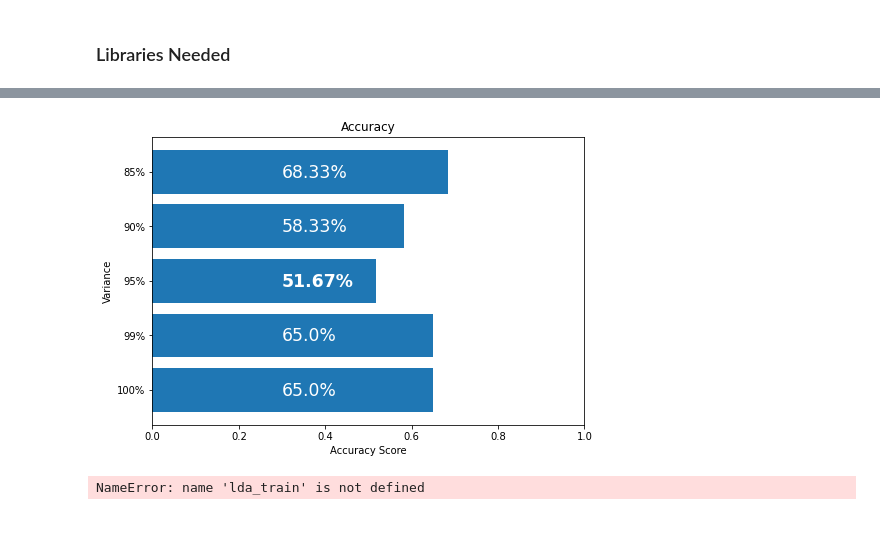
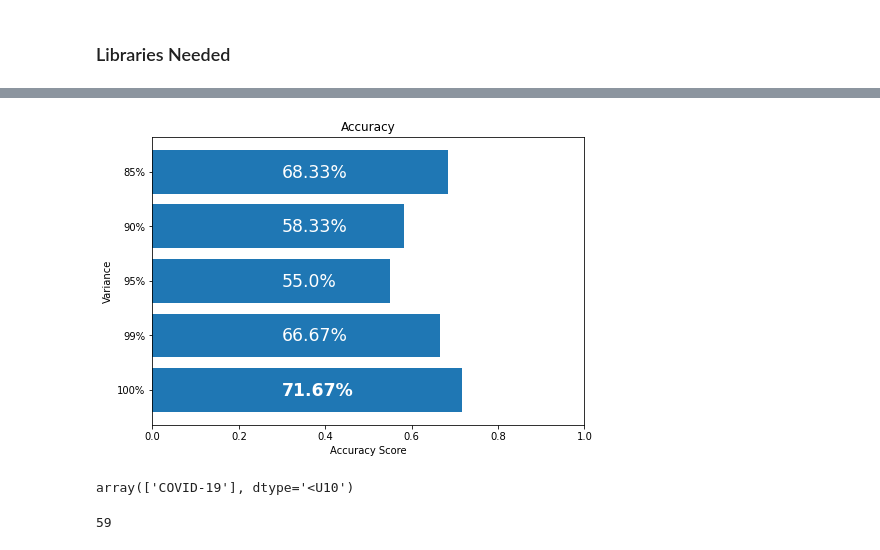
Before and after one commit to artisan7/thesis_stuff, a Jupyter notebook: model.ipynb, the cells around one changed output, grey strips where cells are left out. Saved outputs shown, nothing was run; the diff lists cells and outputs as text; code cells hidden in the pictures.

Commit message:
Editing model

```diff
--- a/model.ipynb
+++ b/model.ipynb
@@ -70,7 +70,7 @@ from sklearn.decomposition import PCA
 
 # 5 different variance
 variances = ["100%", "99%", "95%", "90%", "85%"]
-pca = [PCA(), PCA(.99), PCA(.95), PCA(.90), PCA(.85)]
+pca = [PCA(.99), PCA(.95), PCA(.90), PCA(.85)]
 # results of each PCA variance
 pca_fit = []
 
@@ -110,12 +111,18 @@ lda = LinearDiscriminantAnalysis()
 # %%
-# Evaluating of Model
-for i in range(len(pca_fit)):
+def cross_score(train_data, var):
     # define model evaluation method
     cv = StratifiedKFold(n_splits=20, random_state=1, shuffle=True)
     # evaluate model
-    scores = cross_val_score(lda, pca_fit[i]["transforms"]["train"], np.ravel(train_lbl), scoring='accuracy', cv=cv)
+    scores = cross_val_score(lda, train_data, np.ravel(train_lbl), scoring='accuracy', cv=cv)
     # summarize result
     print('Accuracies:', scores)
-    print('Variance of %s:\nMean Accuracy: %.4f (%.4f)\n' % (variances[i], np.mean(scores), np.std(scores)))
+    print('Variance of %s:\nMean Accuracy: %.4f (%.4f)\n' % (var, np.mean(scores), np.std(scores)))
     print('------------------------------------------------')
+
+#For 100% variance
+cross_score(train_features, "100%")
+
+# Evaluating of Model for other variances.
+for i in range(len(pca_fit)):
+    cross_score(pca_fit[i]["transforms"]["train"], variances[i+1])
 # %% [output]
@@ -139,26 +146,35 @@ Mean Accuracy: 0.5708 (0.1127)
 # %%
 #Train the model
 results = [] # where all the results will place
+ldas = [LinearDiscriminantAnalysis() for i in range(5)]
+
+#for 100% variance
+ldas[0].fit(train_features, np.ravel(train_lbl))
+predictions = ldas[0].predict(test_features)
+results.append(predictions)
 
 for i in range(len(pca_fit)):
-    lda.fit(pca_fit[i]["transforms"]["train"], np.ravel(train_lbl))
-    predictions = lda.predict(pca_fit[i]["transforms"]["test"])
+    ldas[i + 1].fit(pca_fit[i]["transforms"]["train"], np.ravel(train_lbl))
+    predictions = ldas[i + 1].predict(pca_fit[i]["transforms"]["test"])
     results.append(predictions)
 # %%
 from sklearn.metrics import accuracy_score
 from sklearn.metrics import classification_report
 from sklearn.metrics import confusion_matrix
 
-for i in range(len(pca_fit)):
-    print("Variance of", variances[i])
-    print("Accuracy Score -", accuracy_score(test_lbl, results[i]))
+def output_report(var, result):
+    print("Variance of", var)
+    print("Accuracy Score -", accuracy_score(test_lbl, result))
 
     print("Confusion Matrix")
-    print(confusion_matrix(test_lbl, results[i]))
+    print(confusion_matrix(test_lbl, result))
 
     print("Classification Report")
-    print(classification_report(test_lbl, results[i]))
+    print(classification_report(test_lbl, result))
 
     print()
+
+for i in range(len(results)):
+    output_report(variances[i], results[i])
 # %% [output]
 Variance of 100%
@@ -207,27 +223,27 @@ for conf_idx in range(len(results)):
 # %%
 # For Accuracy, Precision,
 accuracies = []
 threshold = -0.1
 
 fig = plt.figure()
 ax = fig.add_axes([0,1,1,1])
 
 for i in range(len(results)):
     accuracies.append(accuracy_score(test_lbl, results[i]))
-    if(i != 2):
+    if(i != 0):
         ax.text(0.3, threshold, str(round(accuracies[i]*100, 2)) + '%', color='white', fontsize="xx-large")
     else:
         ax.text(0.3, threshold, str(round(accuracies[i]*100, 2)) + '%', color='white', fontweight="bold", fontsize="xx-large")
     threshold = threshold + 1
 
 ax.barh(variances, accuracies)
 ax.set(xlim=[0, 1])
 ax.set_ylabel('Variance')
 ax.set_xlabel('Accuracy Score')
 plt.title("Accuracy")
 plt.show()
 # %% [output]
-[figure, old version]
+[figure, new version]
 # %%
 from sklearn.metrics import precision_score, recall_score, f1_score
 
@@ -261,7 +277,5 @@ def getBarH(results, title="Precision", score_method='precision'):
 # saving model as a pickle
 import pickle
 
-pickle.dump(lda_train, open("lda-model.sav", "wb"))
+pickle.dump(ldas[0], open("lda-model.sav", "wb"))
 pickle.dump(scaler ,open("scaler.sav", "wb"))
-# %% [output]
-NameError: name 'lda_train' is not defined
@@ -271,0 +282,8 @@ print(collections.Counter(test_lbl))
+# %%
+ldas[0].predict([[-0.48231438,  0.42992673, 0.0154251,   0.29257862, -0.3830666,0.25990075, 0.63592527, -0.37783398, 0.43050849, -0.16907024,  0.07501076,  0.02934443,-0.08473758,  0.29375144, -0.08993198,  0.06161358, -0.60161237, -0.12212491,0.00257537,  0.14930108, -0.58824476,  0.1515858,   0.16866041, -0.07909171,-0.59945148, -0.8671547, 0.69243669,  0.78502491, -0.04416007, -0.49783412,-0.31793285,  0.52896274, -0.32316238,  0.08112795, -0.48196302, -0.07125262,-0.39003981, -0.0150658, -0.28319971, -0.02559746, -0.22818335,  0.31465958,-0.41379718,  0.55077777, -0.35976318,  0.01836103, -0.20040167, -1.19788475,0.53230417, -0.10990929,  0.34275634,  1.02647442, -0.60931445, -0.2648355,-0.19705319,  0.13290763, -0.36600658,  0.10771264, -0.17322153, -0.04604646,0.75501779, -0.54413131,  2.18675591, -0.83000225,  0.28129641, -0.91246391,-0.68529862, -0.09694925, -0.80857593, -0.3186215,  -0.49368449, -0.3175749,0.16568241, -0.39996422, -0.35886674,  0.67356809,  0.56546233, -0.38782379,-0.0666942, -0.11003638]])
+# %% [output]
+array(['COVID-19'], dtype='<U10')
+# %%
+pca_fit[0]["fit"].n_components_
+# %% [output]
+59
```
Also changed, not shown: parts of 8 cells of this notebook, 4 other files.
